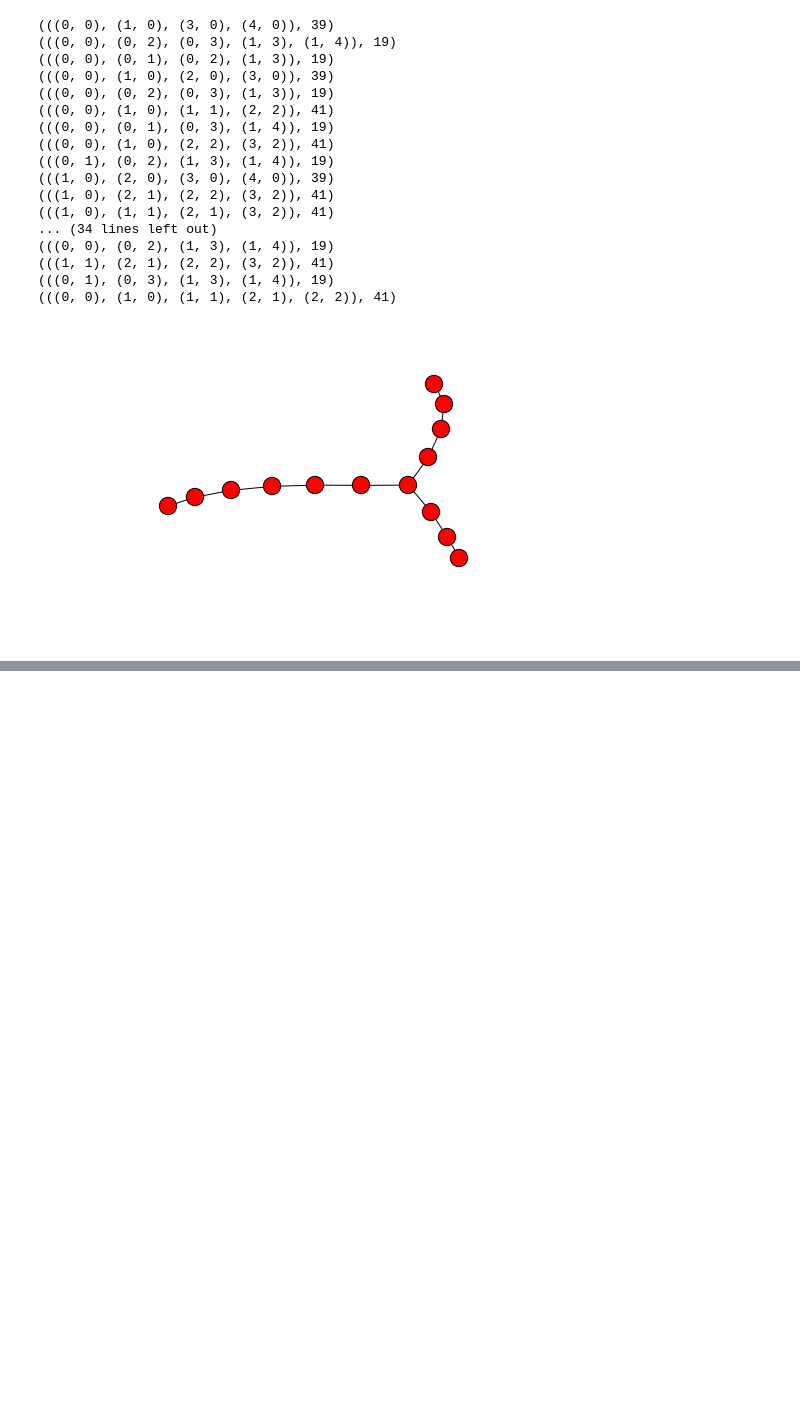
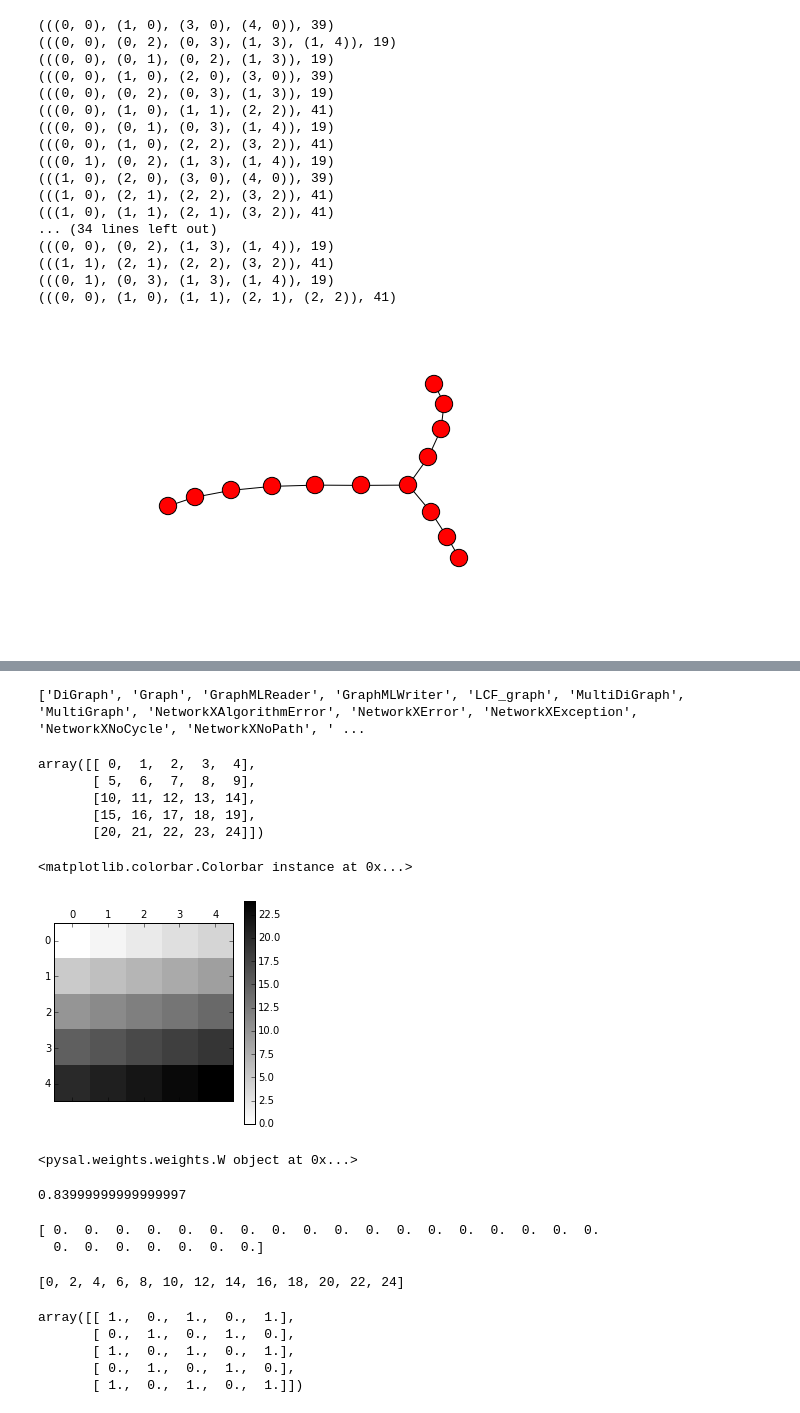
Before and after one commit to bcc2xp/geomining, a Jupyter notebook: 20151022Demo.ipynb, the cells around one changed output, grey strips where cells are left out. Saved outputs shown, nothing was run; the diff lists cells and outputs as text; code cells hidden in the pictures; blank space fills up the shorter version.

```diff
--- a/20151022Demo.ipynb
+++ b/20151022Demo.ipynb
@@ -292,3 +292,8 @@ paths = [ [[0,0], [0,1], [0,2], [0,3], [1,3], [1,4]] ,
           [[0,0], [1,0], [1,1], [2,1], [2,2], [3,2]] ,
           [[0,0], [1,0], [2,0], [3,0], [4,0]]
         ]
+# %%
+import networkx as nx
+print dir(nx)
+# %% [output]
+['DiGraph', 'Graph', 'GraphMLReader', 'GraphMLWriter', 'LCF_graph', 'MultiDiGraph', 'MultiGraph', 'NetworkXAlgorithmError', 'NetworkXError', 'NetworkXException', 'NetworkXNoCycle', 'NetworkXNoPath', ' ...
@@ -294,0 +304,48 @@ paths = [ [[0,0], [0,1], [0,2], [0,3], [1,3], [1,4]] ,
+# %%
+yp = np.arange(25)
+yp.shape = (5, 5)
+yp
+# %% [output]
+array([[ 0,  1,  2,  3,  4],
+       [ 5,  6,  7,  8,  9],
+       [10, 11, 12, 13, 14],
+       [15, 16, 17, 18, 19],
+       [20, 21, 22, 23, 24]])
+# %%
+matshow(yp, cmap=cm.gray_r)
+colorbar()
+# %% [output]
+<matplotlib.colorbar.Colorbar instance at 0x...>
+[figure, added]
+# %%
+w = ps.lat2W(5, 5)
+print w
+# %% [output]
+<pysal.weights.weights.W object at 0x...>
+# %%
+w = ps.lat2W(5, 5)
+mr = ps.Moran(yp.flatten(), w)
+mr.I
+# %% [output]
+0.83999999999999997
+# %%
+yn = np.zeros((25,))
+print yn
+# %% [output]
+[ 0.  0.  0.  0.  0.  0.  0.  0.  0.  0.  0.  0.  0.  0.  0.  0.  0.  0.
+  0.  0.  0.  0.  0.  0.  0.]
+# %%
+ids = range(0,25,2)
+print ids
+# %% [output]
+[0, 2, 4, 6, 8, 10, 12, 14, 16, 18, 20, 22, 24]
+# %%
+yn[ids] = 1
+yn.shape = (5,5)
+yn
+# %% [output]
+array([[ 1.,  0.,  1.,  0.,  1.],
+       [ 0.,  1.,  0.,  1.,  0.],
+       [ 1.,  0.,  1.,  0.,  1.],
+       [ 0.,  1.,  0.,  1.,  0.],
+       [ 1.,  0.,  1.,  0.,  1.]])
```
Also changed, not shown: parts of 53 cells of this notebook.
